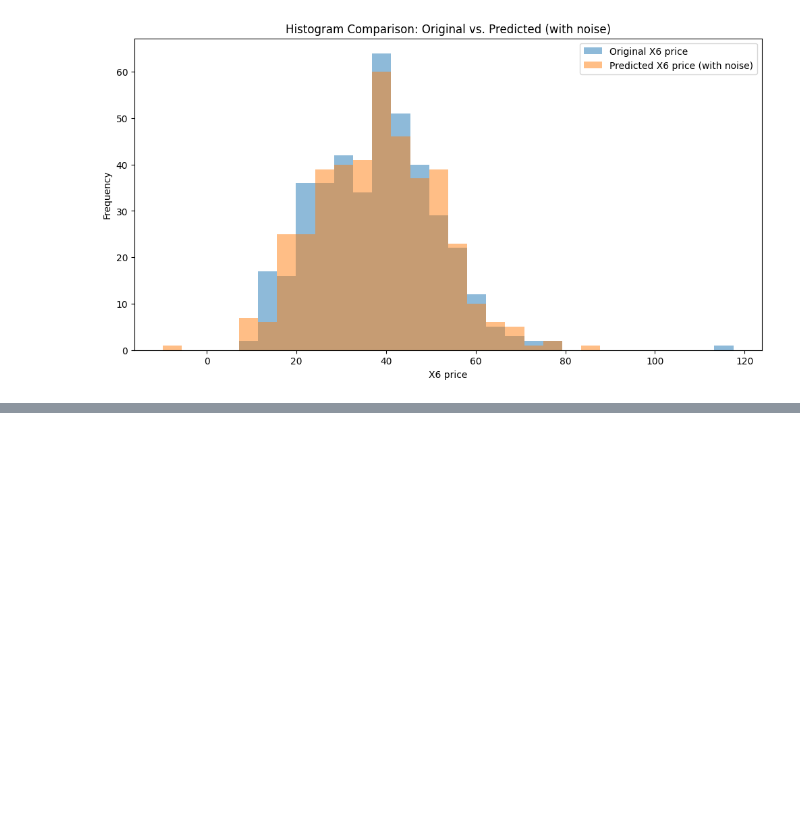
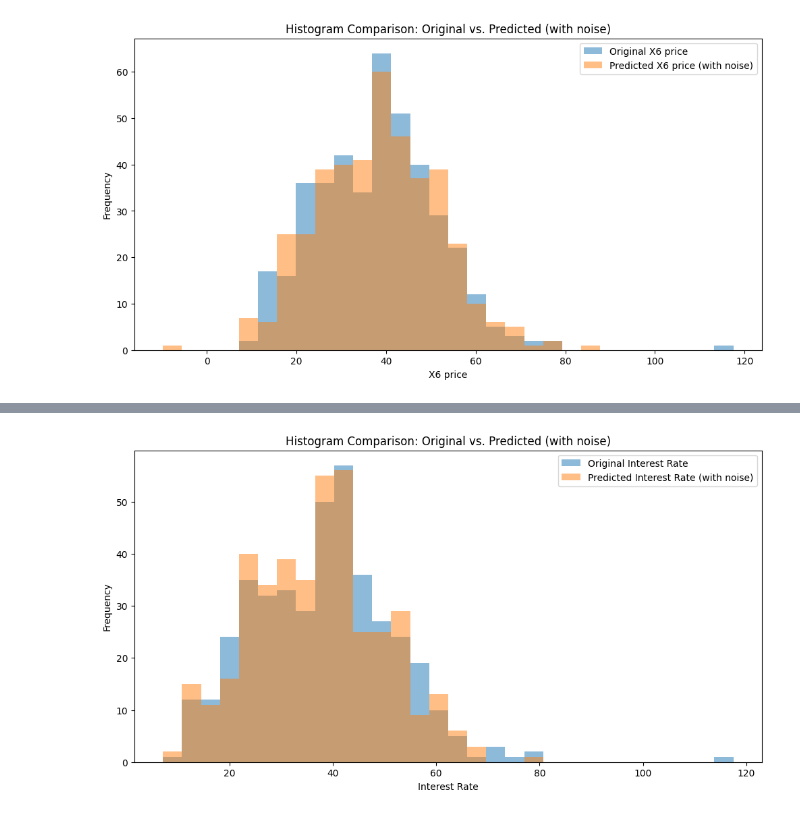
Before and after one commit to svenlagger/master-thesis-uni-li, a Jupyter notebook: prod/denoise_renoise/denoise_renoise_sr_custom_denoising.ipynb, the cells around one changed output, grey strips where cells are left out. Saved outputs shown, nothing was run; the diff lists cells and outputs as text; code cells hidden in the pictures; blank space fills up the shorter version.

Commit message:
added option to stratify (conditional sampling) bootstrapping for more accurate performance

```diff
--- a/prod/denoise_renoise/denoise_renoise_sr_custom_denoising.ipynb
+++ b/prod/denoise_renoise/denoise_renoise_sr_custom_denoising.ipynb
@@ -383,0 +398,42 @@ Corresponding histogram MSE: 6.724239417907178e-06
+# %%
+# 1) Your denoised prediction & residuals
+y_denoised = candidate_function(X)
+residuals = y - y_denoised
+
+# 2) Bin edges & indices
+n_bins = 32
+edges = np.quantile(y_denoised, np.linspace(0, 1, n_bins + 1))
+bin_idx = np.digitize(y_denoised, edges[1:-1])  # 0..n_bins-1 guaranteed
+
+# 3) Group residuals by bin
+residuals_by_bin = {
+    b: residuals[bin_idx == b]
+    for b in range(n_bins)
+}
+
+# 4) Sample residuals stratified by bin (with a global fallback)
+np.random.seed(42)
+bootstrap_noise = np.empty_like(y_denoised)
+for i in range(len(y_denoised)):
+    pool = residuals_by_bin.get(bin_idx[i])
+    if pool is None or pool.size == 0:
+        pool = residuals
+    bootstrap_noise[i] = np.random.choice(pool)
+
+# 5) Final prediction (and optional clipping at zero)
+y_pred = y_denoised + bootstrap_noise
+y_pred = np.maximum(y_pred, 0)  # if you want no negatives
+# %%
+y_pred = y_denoised + bootstrap_noise
+# %%
+bins = np.histogram_bin_edges(np.concatenate([y, y_pred]), bins=30)
+plt.figure(figsize=(12, 6))
+plt.hist(y, bins=bins, alpha=0.5, label="Original Interest Rate")
+plt.hist(y_pred, bins=bins, alpha=0.5, label="Predicted Interest Rate (with noise)")
+plt.xlabel("Interest Rate")
+plt.ylabel("Frequency")
+plt.title("Histogram Comparison: Original vs. Predicted (with noise)")
+plt.legend()
+plt.show()
+# %% [output]
+[figure, added]
```
Also changed, not shown: parts of 4 cells of this notebook, 2 other files.
